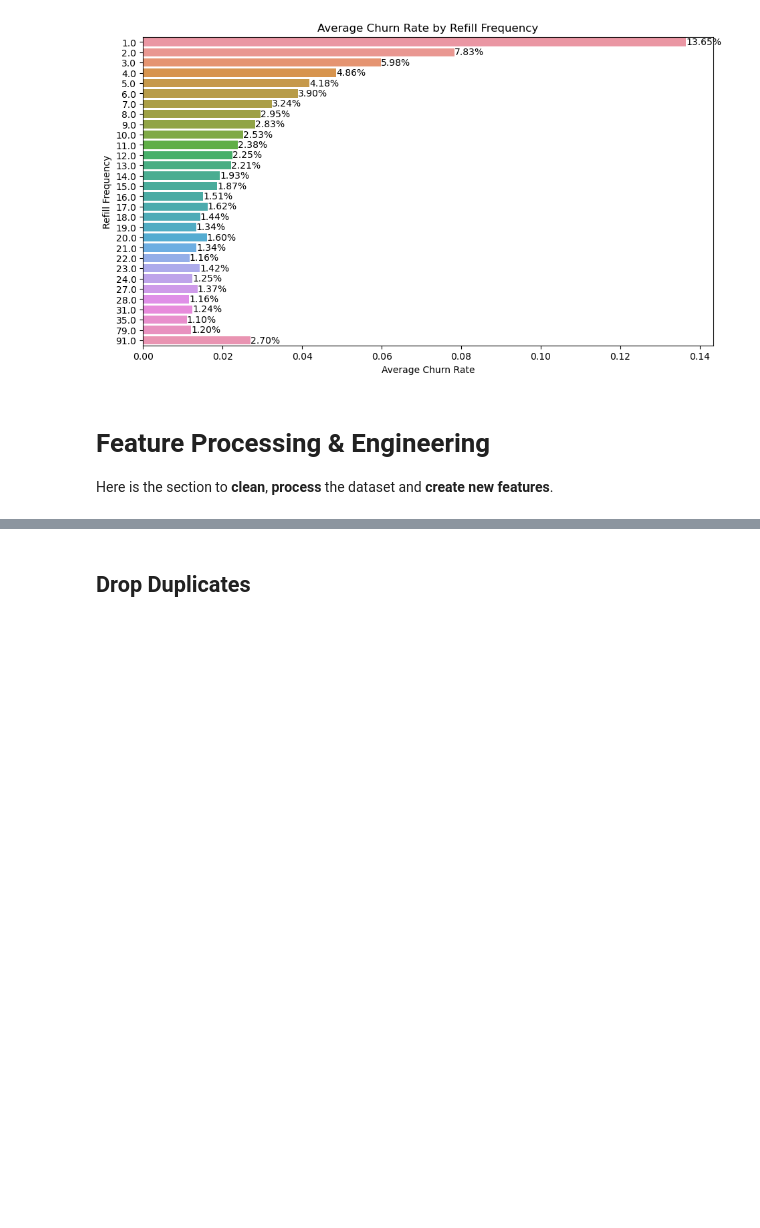
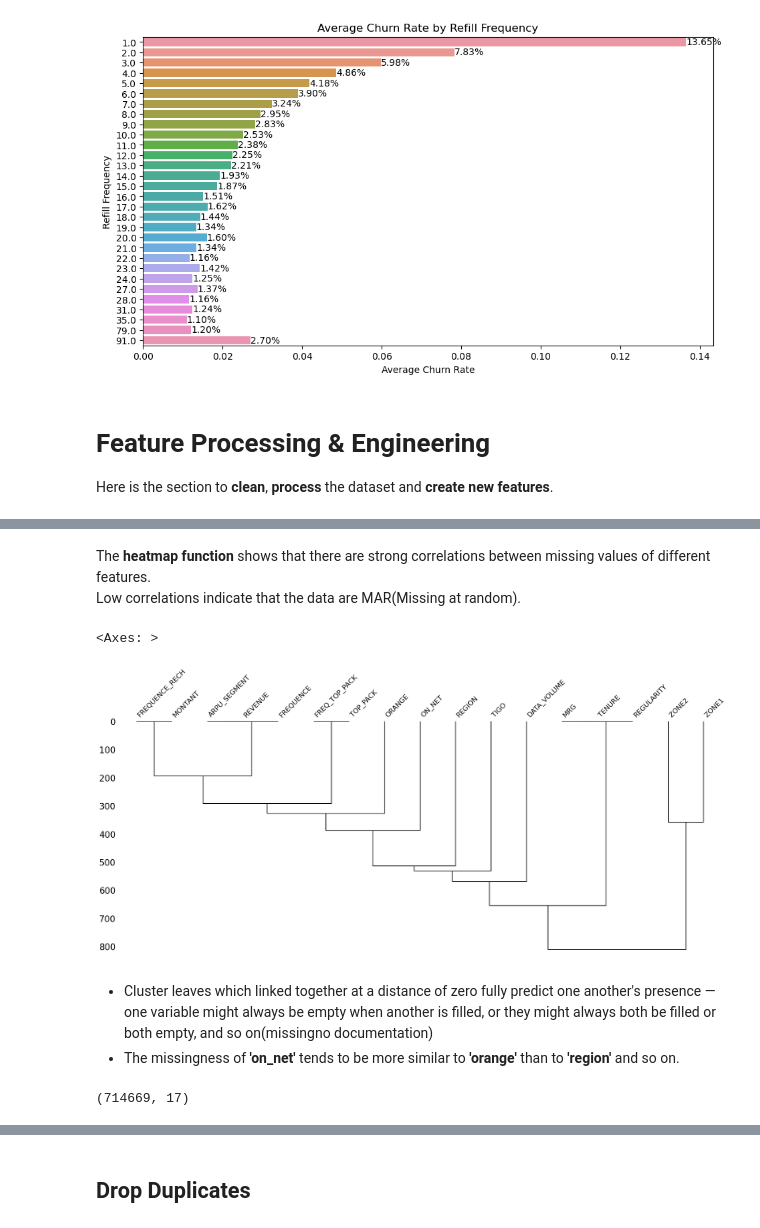
Before and after one commit to codedzifa/CAPSTONE, a Jupyter notebook: Capstone Customer Churn.ipynb, the cells around one changed output, grey strips where cells are left out. Drawn from its saved outputs; the diff is of its cells as text; code cells hidden in the pictures; blank space fills up the shorter version.

```diff
--- a/Capstone Customer Churn.ipynb
+++ b/Capstone Customer Churn.ipynb
@@ -746,0 +837,17 @@ Here is the section to **clean**, **process** the dataset and **create new featu
+# %% [markdown]
+The __heatmap function__ shows that there are strong correlations between missing values of different features. <br>
+Low correlations indicate that the data are MAR(Missing at random).
+# %%
+mno.dendrogram(X)
+# %% [output]
+<Axes: >
+[figure, added]
+# %% [markdown]
+- Cluster leaves which linked together at a distance of zero fully predict one another's presence — one variable might always be empty when another is filled, or they might always both be filled or both empty, and so on(missingno documentation)
+- The missingness of __'on_net'__ tends to be more similar to __'orange'__ than to __'region'__ and so on.
+# %%
+# dropping these 3 columns, because absense in these columns is correlated with absense in other columns
+X.dropna(subset=['ARPU_SEGMENT', 'REVENUE', 'FREQUENCE'], how = 'all', inplace=True)
+X.shape
+# %% [output]
+(714669, 17)
```
Also changed, not shown: parts of 58 cells of this notebook.
